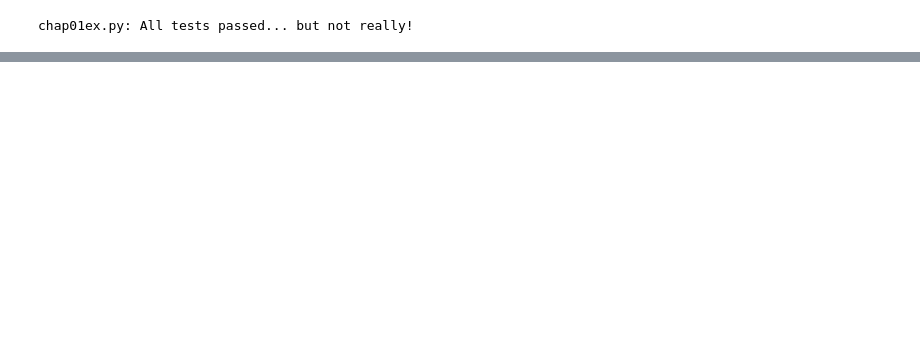
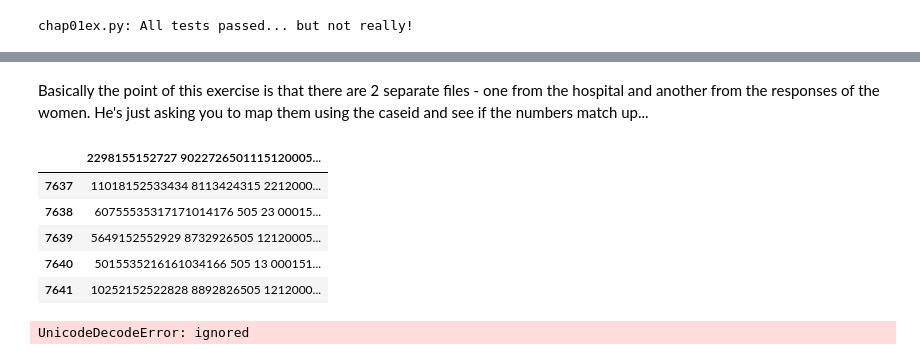
Before and after one commit to 2legit/ThinkStats2, a Jupyter notebook: code/chap01ex.ipynb, the cells around one changed output, grey strips where cells are left out. Cells and saved outputs as stored; diff of their text form; code cells hidden in the pictures; blank space fills up the shorter version.

```diff
--- a/code/chap01ex.ipynb
+++ b/code/chap01ex.ipynb
@@ -360,0 +404,2 @@ chap01ex.py: All tests passed... but not really!
+# %% [markdown]
+Basically the point of this exercise is that there are 2 separate files - one from the hospital and another from the responses of the women. He's just asking you to map them using the caseid and see if the numbers match up...
@@ -360,0 +409,18 @@ chap01ex.py: All tests passed... but not really!
+# %%
+with open('2002FemResp.dat.gz', 'rb') as fd:
+    gzip_fd = gzip.GzipFile(fileobj=fd)
+    df = pd.read_csv(gzip_fd)
+# %%
+df.tail()
+# %% [output]
+|  | 2298155152727 9022726501115120005... |
+| 7637 | 11018152533434 8113424315 2212000... |
+| 7638 | 60755535317171014176 505 23 00015... |
+| 7639 | 5649152552929 8732926505 12120005... |
+| 7640 | 5015535216161034166 505 13 000151... |
+| 7641 | 10252152522828 8892826505 1212000... |
+# %%
+dct = thinkstats2.ReadStataDct('2002FemResp.dat.gz')
+df = dct.ReadFixedWidth(dat_file, compression='gzip', nrows=nrows)
+# %% [output]
+UnicodeDecodeError: ignored
```
Also changed, not shown: parts of 9 cells of this notebook, 2 other files.
